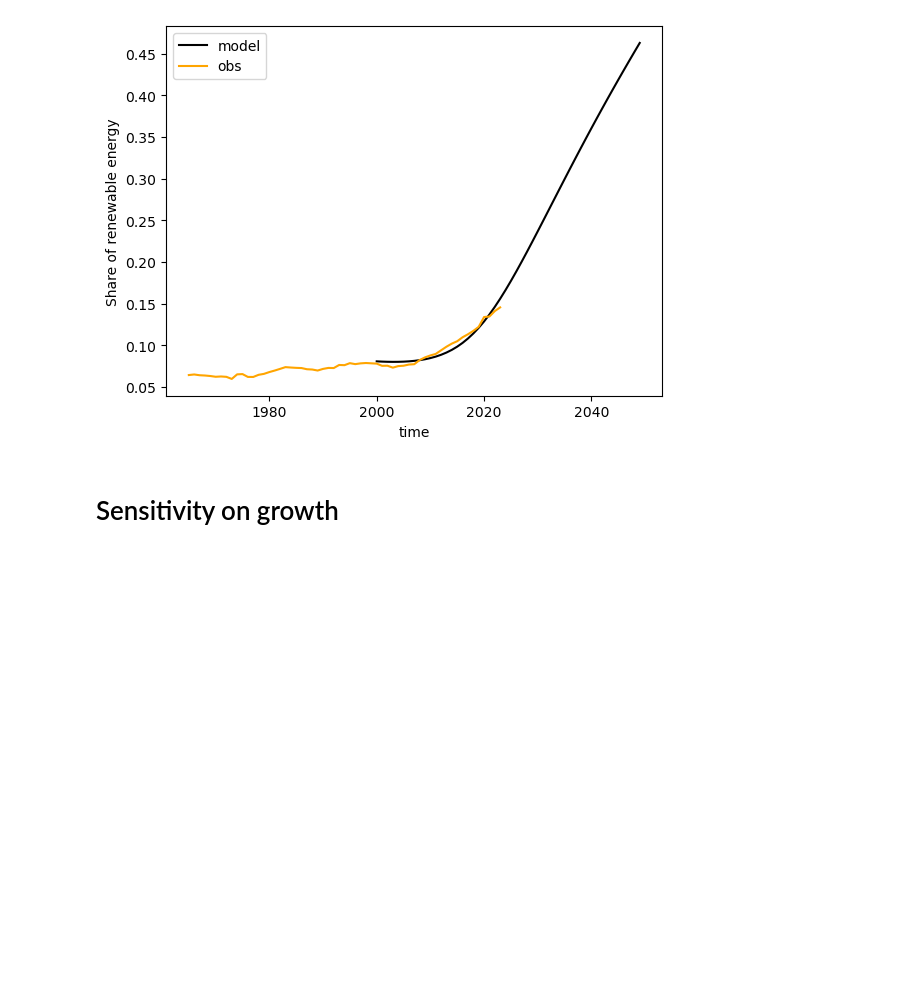
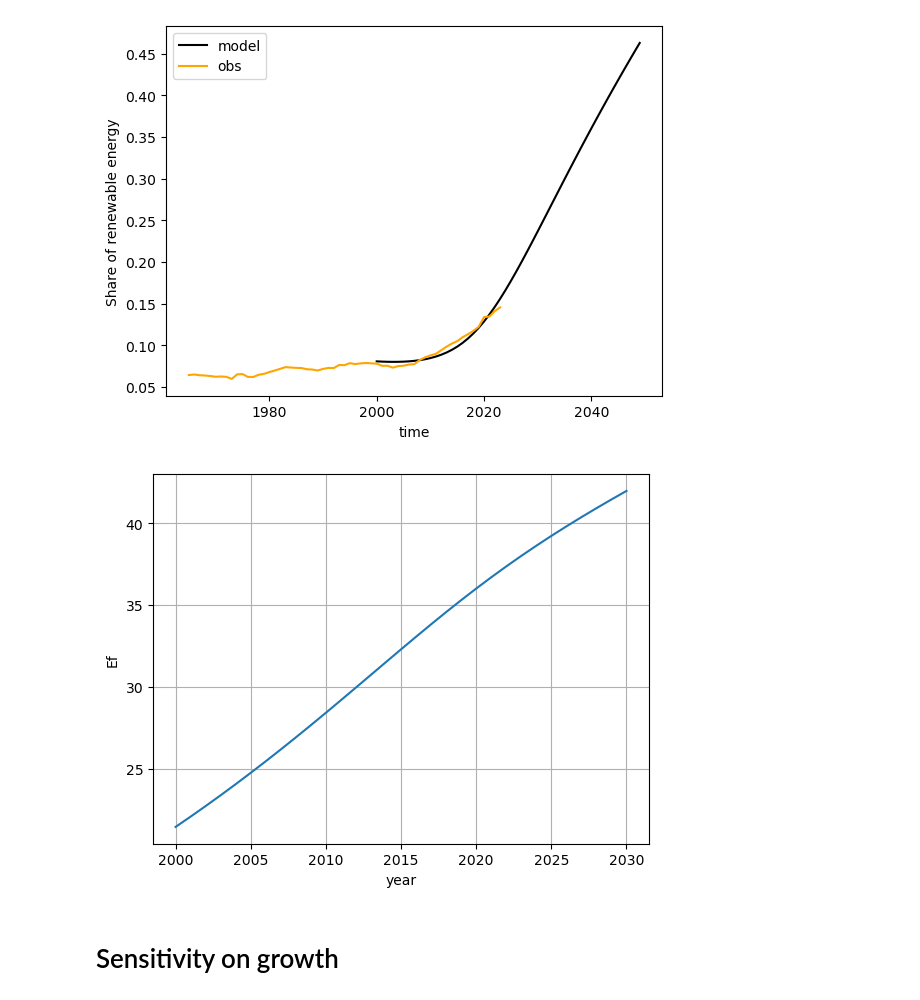
Before and after one commit to fedef17/Spectre, a Jupyter notebook: fit_growth_sens.ipynb, the cells around one changed output. Drawn from its saved outputs; the diff is of its cells as text; code cells hidden in the pictures; blank space fills up the shorter version.

Commit message:
to_emissions

```diff
--- a/fit_growth_sens.ipynb
+++ b/fit_growth_sens.ipynb
@@ -126,6 +127,11 @@ Plotting only data regarding investment on green power production (only part of
 [figure]
 [figure]
 [figure]
+# %%
+lef.to_emissions(resu_hist['Ef']).sel(year = slice(2000, 2030)).plot()
+plt.grid()
+# %% [output]
+[figure, added]
 # %% [markdown]
 # Sensitivity on growth
 # %%
```
Also changed, not shown: parts of 6 cells of this notebook, 1 other file.
